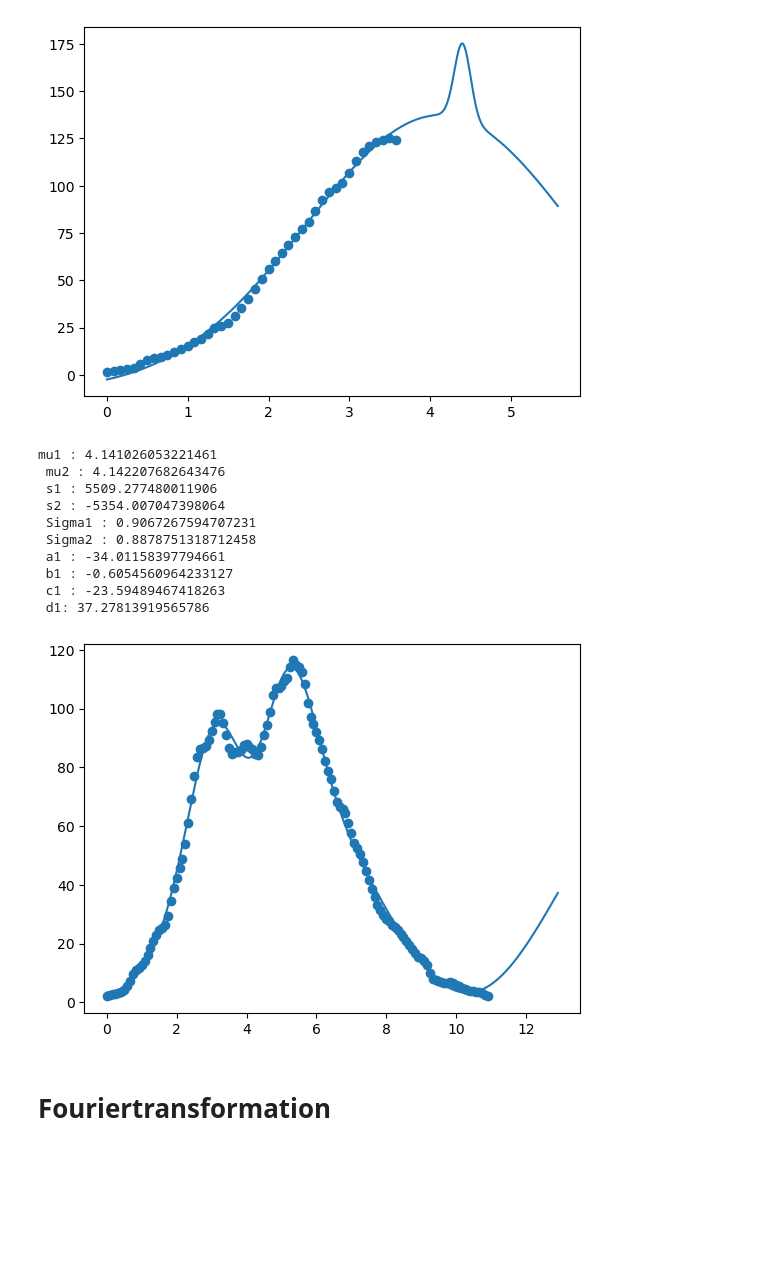
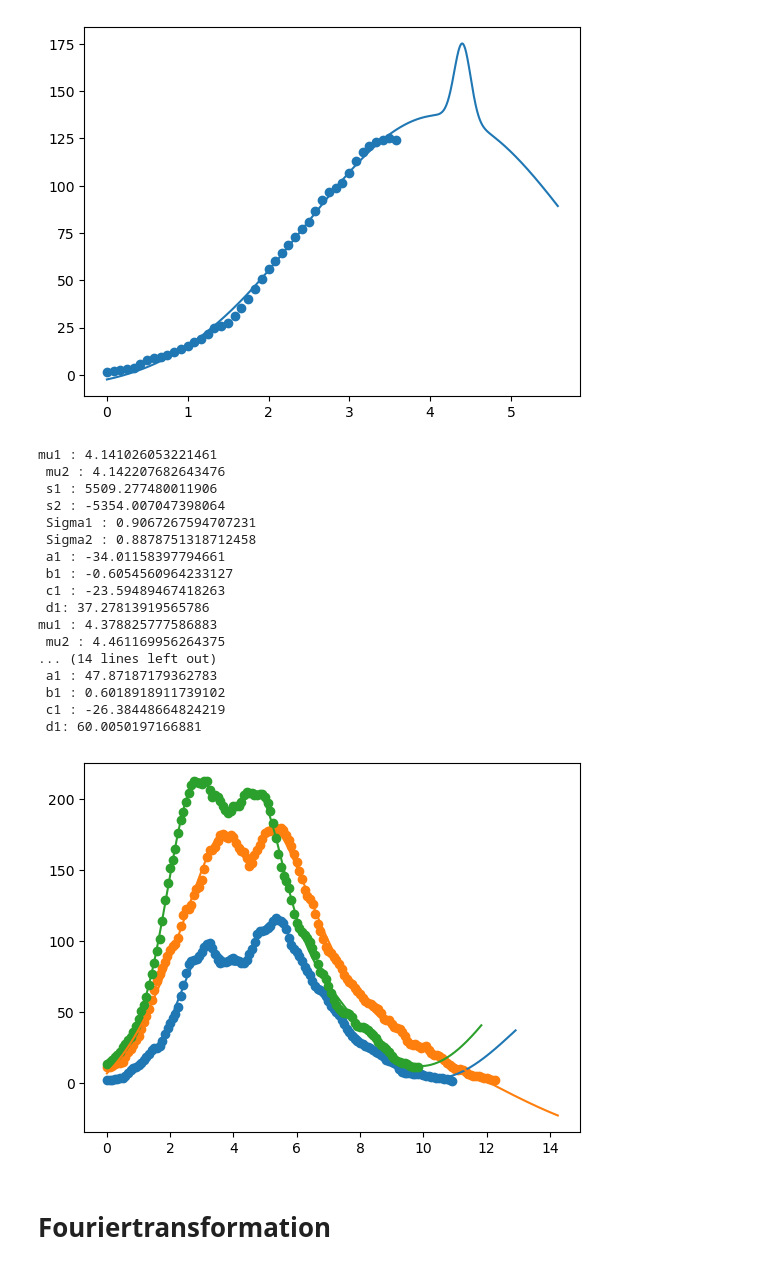
Before and after one commit to Focus9752/Solpletter_projekt, a Jupyter notebook: ok/Solpletanalyse.ipynb, the cells around one changed output. Drawn from its saved outputs; the diff is of its cells as text; code cells hidden in the pictures; blank space fills up the shorter version.

```diff
--- a/ok/Solpletanalyse.ipynb
+++ b/ok/Solpletanalyse.ipynb
@@ -44,0 +47,16 @@ for x in Proxy_minimum_dato:
+# %%
+SSN_usikker = []
+Dato_usikker = []
+Usikkerhed = []
+
+for i in range(len(Dato_brøkdel)):
+    if N[i] > 0 and Monthly_smoothed_sunspot_number[i] >= 0:
+        SSN_usikker.append(Monthly_smoothed_sunspot_number[i])
+        Dato_usikker.append(Dato_brøkdel[i])
+        Usikkerhed.append(abs( std[i] / np.sqrt(N[i]) ))
+
+SN2 = np.array(SSN_usikker)
+dato_fraction2 = np.array(Dato_usikker)
+usikkerhed2 = np.array(Usikkerhed)
+
+plt.errorbar(Dato_usikker , Usikkerhed)
@@ -403,36 +425,43 @@ def fit(x , mu1 , mu2 , s1 , s2 , Sigma1 , Sigma2 , a1 , b1 , c1 , d1):
     + a1 * np.sin(x * b1 + c1) + d1
     return P
 
 def Fittet(Dato , Cyk , gæt=[]):
     #Der findes det optimale gæt på funktionsparametrene:
     Par , Cov = curve_fit( fit , Dato , Cyk , p0=gæt , maxfev = 16000)
 
     x_akse = np.linspace(Dato[0] , Dato[-1] + 2 , 1000 )
     y_akse = fit(x_akse , *Par)
 
     plt.plot(x_akse , y_akse )
     plt.scatter(Dato , Cyk)
     par_names = "mu1 , mu2 , s1 , s2 , Sigma1 , Sigma2 , a1 , b1 , c1 , d1".split(",")
     for i in range(len(Par)):
         print("{}: {}".format(par_names[i], Par[i]))
 
 #Fittet(Cykler[24][0] - Cykler[24][0][0], Cykler[24][1] , [3.6 , 4.4 , 1 , 10 , 0.2 , 0.1 , 1])
 Fittet(Cykler[23][0] - Cykler[23][0][0], Cykler[23][1] , [3 , 4.5 , 10 , 100 , 0.2 , 0.1 , -25.122030207399064, 0.0630140720041523, -24.73213885953739, 81.4346399001152])
-# Fittet(Cykler[22][0] - Cykler[22][0][0], Cykler[22][1] , [3 , 4.5 , 10 , 100 , 0.2 , 0.1 , -25.122030207399064, 0.0630140720041523, -24.73213885953739, 81.4346399001152])
-# Fittet(Cykler[21][0] - Cykler[21][0][0], Cykler[21][1] , [3 , 4.5 , 10 , 100 , 0.2 , 0.1 , -25.122030207399064, 0.0630140720041523, -24.73213885953739, 81.4346399001152])
+Fittet(Cykler[22][0] - Cykler[22][0][0], Cykler[22][1] , [3 , 4.5 , 10 , 100 , 0.2 , 0.1 , -25.122030207399064, 0.0630140720041523, -24.73213885953739, 81.4346399001152])
+Fittet(Cykler[21][0] - Cykler[21][0][0], Cykler[21][1] , [3 , 4.5 , 10 , 100 , 0.2 , 0.1 , -25.122030207399064, 0.0630140720041523, -24.73213885953739, 81.4346399001152])
 #Fittet(Cykler[21][0] - Cykler[21][0][0], Cykler[21][1] , [3.5 , 4.4 , 10 , 10 , 0.2 , 0.1 , 1])
 # %% [output]
 mu1 : 4.141026053221461
  mu2 : 4.142207682643476
  s1 : 5509.277480011906
  s2 : -5354.007047398064
  Sigma1 : 0.9067267594707231
  Sigma2 : 0.8878751318712458
  a1 : -34.01158397794661
  b1 : -0.6054560964233127
  c1 : -23.59489467418263
  d1: 37.27813919565786
+mu1 : 4.378825777586883
+ mu2 : 4.461169956264375
+... (14 lines left out)
+ a1 : 47.87187179362783
+ b1 : 0.6018918911739102
+ c1 : -26.38448664824219
+ d1: 60.0050197166881
-[figure, old version]
+[figure, new version]
 # %%
 #Funktionen der vil fittes til defineres:
 def fit(x , mu1 , mu2 , s1 , s2 , Sigma1 , Sigma2):
```
Also changed, not shown: parts of 6 cells of this notebook, 2 other files.
